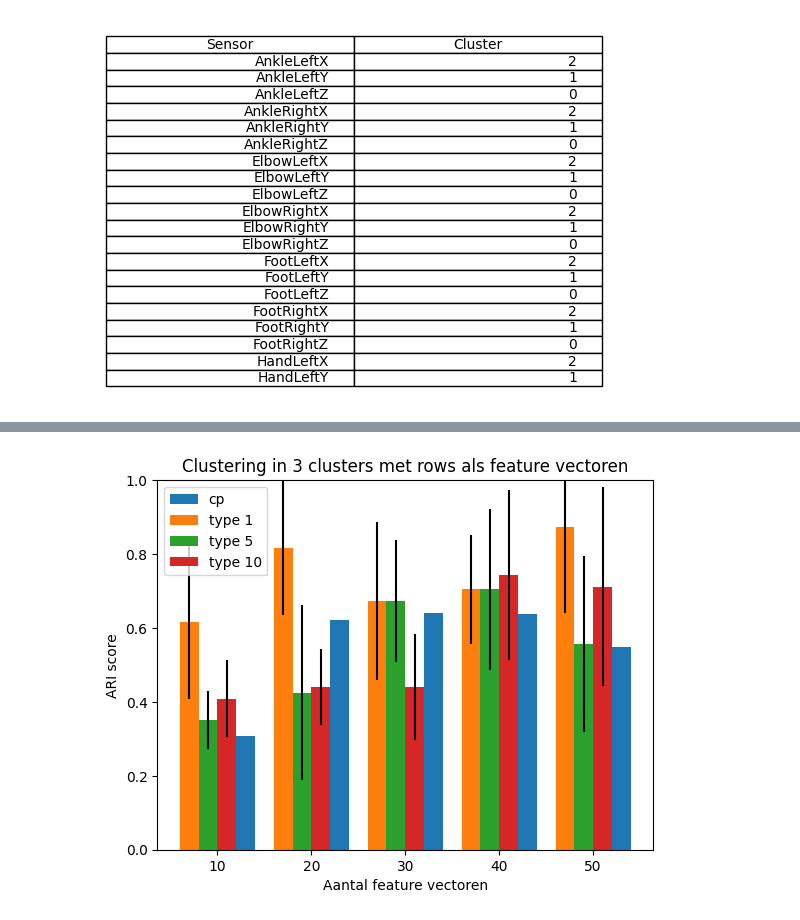
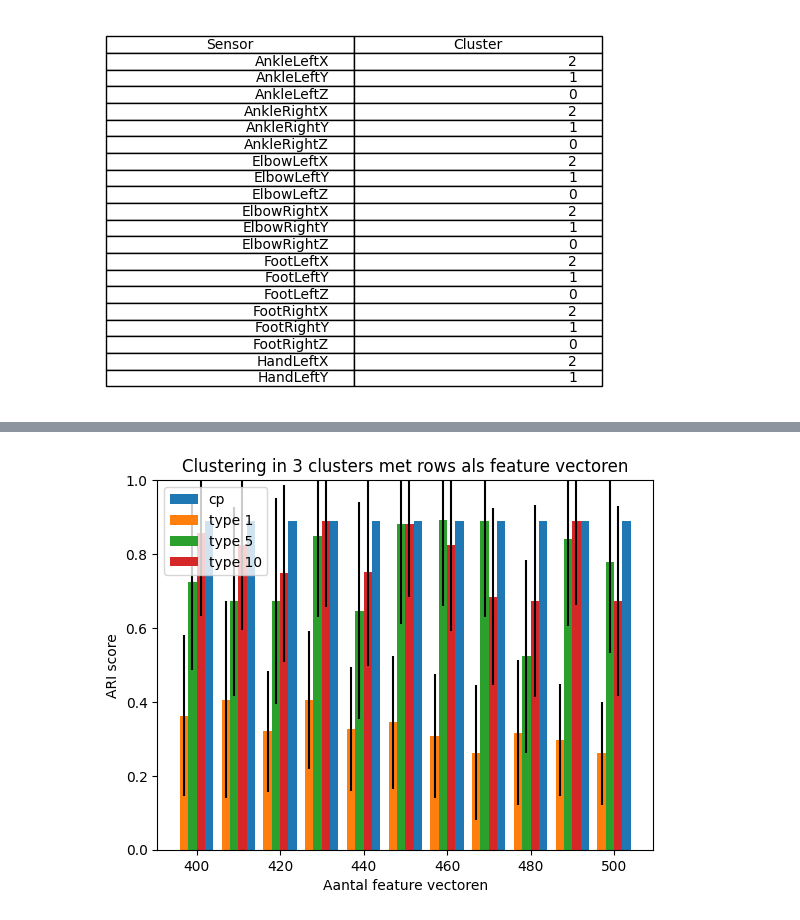
Before and after one commit to lolgameboy/TensorTimeSeriesClustering, a Jupyter notebook: scripts/notebook.ipynb, the cells around one changed output, grey strips where cells are left out. Saved outputs shown, nothing was run; the diff lists cells and outputs as text; code cells hidden in the pictures.

Commit message:
Figures for presentation

```diff
--- a/scripts/notebook.ipynb
+++ b/scripts/notebook.ipynb
@@ -37,5 +61,4 @@ show_table('tubes', 20, "vector_aca_t", 3, 30, 3)
 # %%
-#
-cluster_ari([1,5,10], 3, 'rows', 10, 10, 50, get_overview()["exercise"], 10, True, True, 4)
+cluster_ari([1,5,10], 3, 'rows', 400, 10, 500, get_overview()["exercise"], 30, True, True, 4)
 # %% [output]
-[figure, old version]
+[figure, new version]
```
Also changed, not shown: parts of 4 cells of this notebook, 13 other files.
